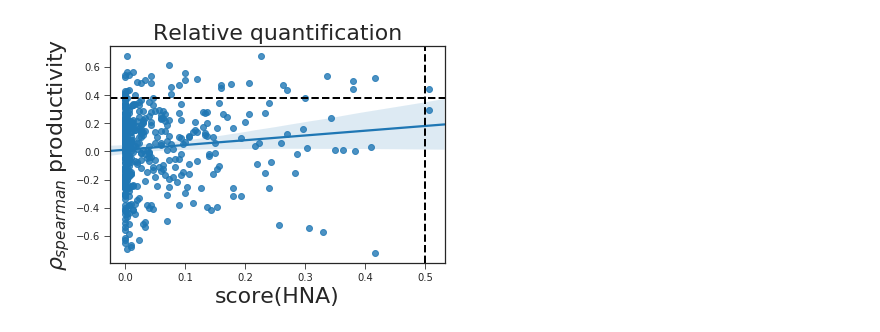
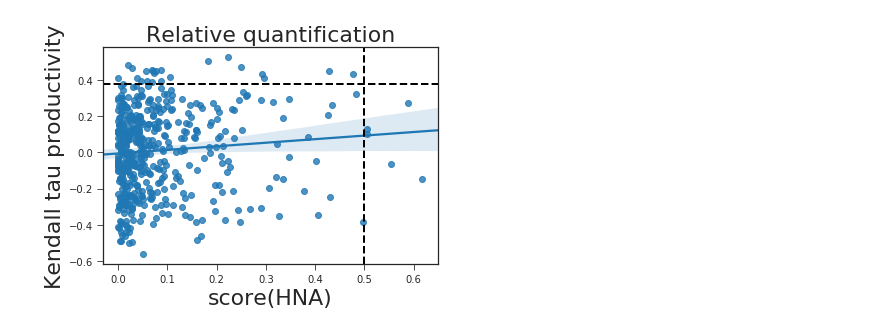
Before and after one commit to rprops/HNA_LNA_productivity, a Jupyter notebook: productivity_5seq10_Muskegon.ipynb, the cells around one changed output. Saved outputs shown, nothing was run; the diff lists cells and outputs as text; code cells hidden in the pictures.

Commit message:
Updated productivity notebooks

```diff
--- a/productivity_5seq10_Muskegon.ipynb
+++ b/productivity_5seq10_Muskegon.ipynb
@@ -66,19 +71,24 @@ tot_bacprod = productivity.loc[:,'tot_bacprod'].dropna()
 index_prod = tot_bacprod[tot_bacprod.values < 90].index
 prod = productivity.loc[index_prod,'tot_bacprod']
 # %%
-r_spearman_abs = np.zeros(hna_scores.shape[0])
-p_spearman_abs = np.zeros(hna_scores.shape[0])
-r_spearman_rel = np.zeros(hna_scores.shape[0])
-p_spearman_rel = np.zeros(hna_scores.shape[0])
+kendall_abs = np.zeros(hna_scores.shape[0])
+p_kendall_abs = np.zeros(hna_scores.shape[0])
+kendall_rel = np.zeros(hna_scores.shape[0])
+p_kendall_rel = np.zeros(hna_scores.shape[0])
+kendall_clr = np.zeros(hna_scores.shape[0])
+p_kendall_clr = np.zeros(hna_scores.shape[0])
 
 i=0
 for otu in hna_scores.index:
-    r_spearman_abs[i], p_spearman_abs[i] = spearmanr(data_abs.loc[index_prod,otu],prod,axis=0, nan_policy='omit')
-    r_spearman_rel[i], p_spearman_rel[i] = spearmanr(data_rel.loc[index_prod,otu],prod,axis=0, nan_policy='omit')
+    kendall_abs[i], p_kendall_abs[i] = kendalltau(data_abs.loc[index_prod,otu],prod)
+    kendall_rel[i], p_kendall_rel[i] = kendalltau(data_rel.loc[index_prod,otu],prod)
+    kendall_clr[i], p_kendall_clr[i] = kendalltau(data_rel_clr.loc[index_prod,otu],prod)
     i+=1
 
-hna_scores['r_spearman_prod_abs'] = r_spearman_abs
-hna_scores['p_spearman_prod_abs'] = p_spearman_abs
-hna_scores['r_spearman_prod_rel'] = r_spearman_rel
-hna_scores['p_spearman_prod_rel'] = p_spearman_rel
+hna_scores['kendall_prod_abs'] = kendall_abs
+hna_scores['p_kendall_prod_abs'] = p_kendall_abs
+hna_scores['kendall_prod_rel'] = kendall_rel
+hna_scores['p_kendall_prod_rel'] = p_kendall_rel
+hna_scores['kendall_prod_clr'] = kendall_clr
+hna_scores['p_kendall_prod_clr'] = p_kendall_clr
 # %%
@@ -122,13 +163,13 @@ for otu in otus_prod:
 # %%
 plt.figure()
-sns.regplot(x=hna_scores.loc[:,'score'],y=hna_scores.loc[:,'r_spearman_prod_rel'])
+sns.regplot(x=hna_scores.loc[:,'score'],y=hna_scores.loc[:,'kendall_prod_rel'])
 plt.xlabel('score(HNA)', size=22)
 plt.xticks(size=10)
-plt.ylabel(r'$\rho_{spearman}$ productivity', size=22)
+plt.ylabel('Kendall tau productivity', size=22)
 plt.yticks(size=10)
 plt.axhline(y=0.377, linewidth=2, linestyle='--', color = 'k')
 plt.axvline(x=0.5, linewidth=2, linestyle='--', color = 'k')
 plt.title('Relative quantification', size=22)
 plt.show()
 # %% [output]
-[figure, old version]
+[figure, new version]
```
Also changed, not shown: parts of 13 cells of this notebook, 1 other file.
